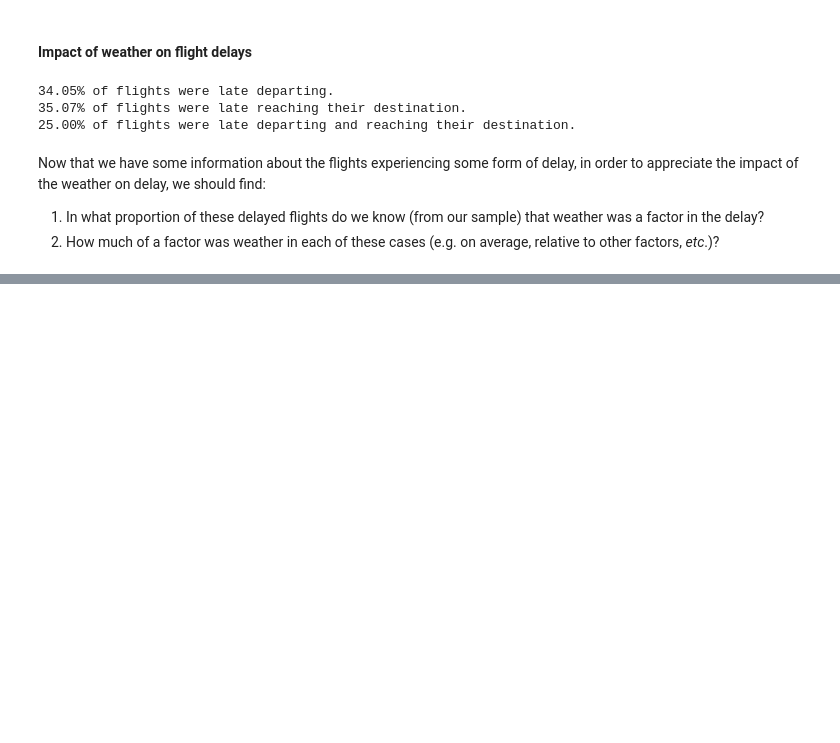
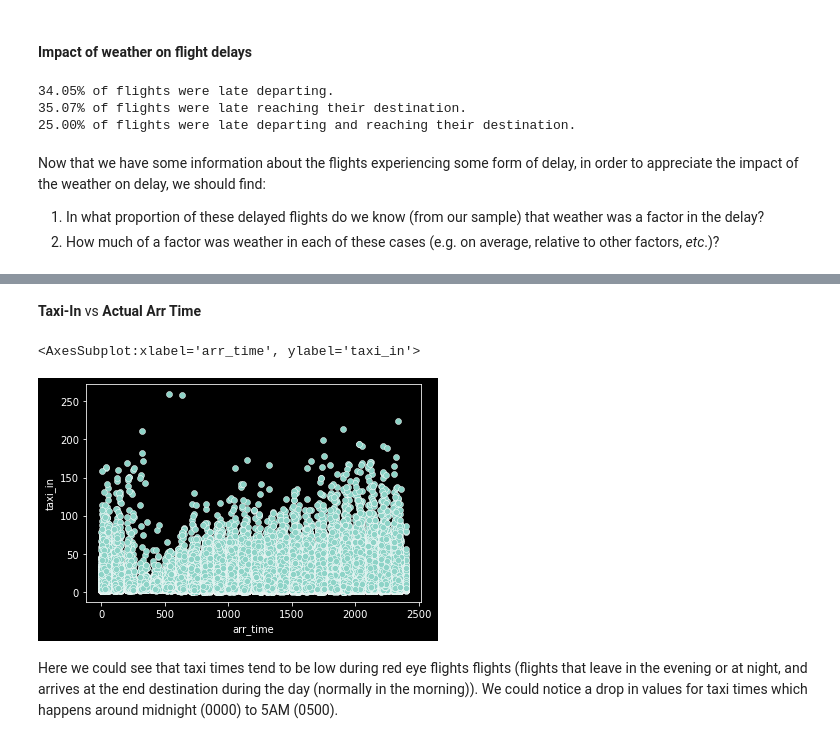
Before and after one commit to jsilke/flight-delay-prediction, a Jupyter notebook: Exploration/recommended_exploration.ipynb, the cells around one changed output, grey strips where cells are left out. Drawn from its saved outputs; the diff is of its cells as text; code cells hidden in the pictures; blank space fills up the shorter version.

```diff
--- a/Exploration/recommended_exploration.ipynb
+++ b/Exploration/recommended_exploration.ipynb
@@ -361,0 +407,9 @@ Now that we have some information about the flights experiencing some form of de
+# %% [markdown]
+**Taxi-In** vs **Actual Arr Time**
+# %%
+sns.scatterplot(data=flights, x="arr_time", y="taxi_in")
+# %% [output]
+<AxesSubplot:xlabel='arr_time', ylabel='taxi_in'>
+[figure, added]
+# %% [markdown]
+Here we could see that taxi times tend to be low during red eye flights flights (flights that leave in the evening or at night, and arrives at the end destination during the day (normally in the morning)). We could notice a drop in values for taxi times which happens around midnight (0000) to 5AM (0500).
```
Also changed, not shown: parts of 14 cells of this notebook, 1 other file.
